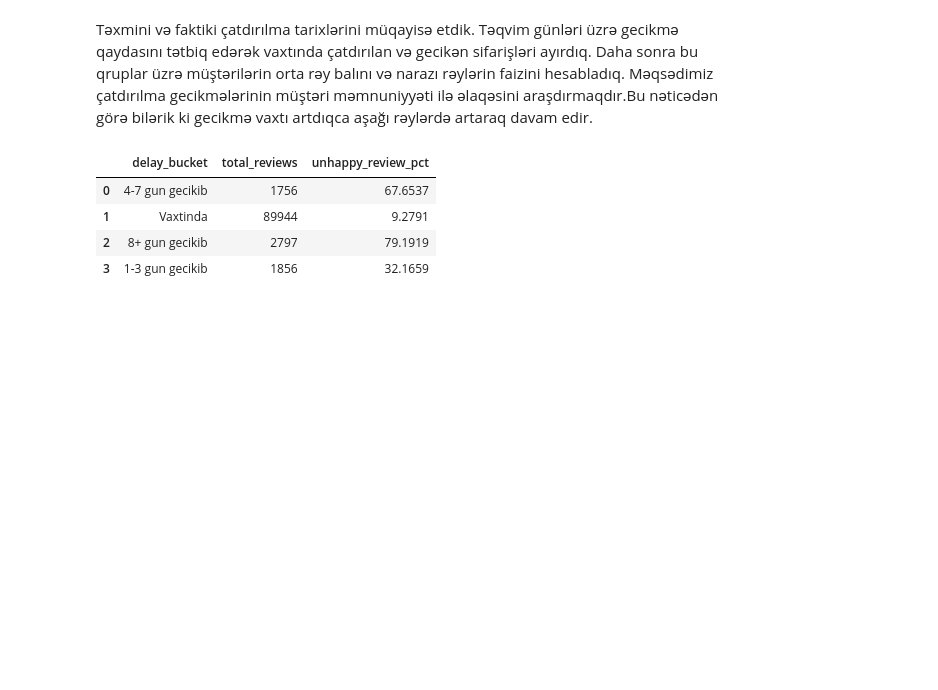
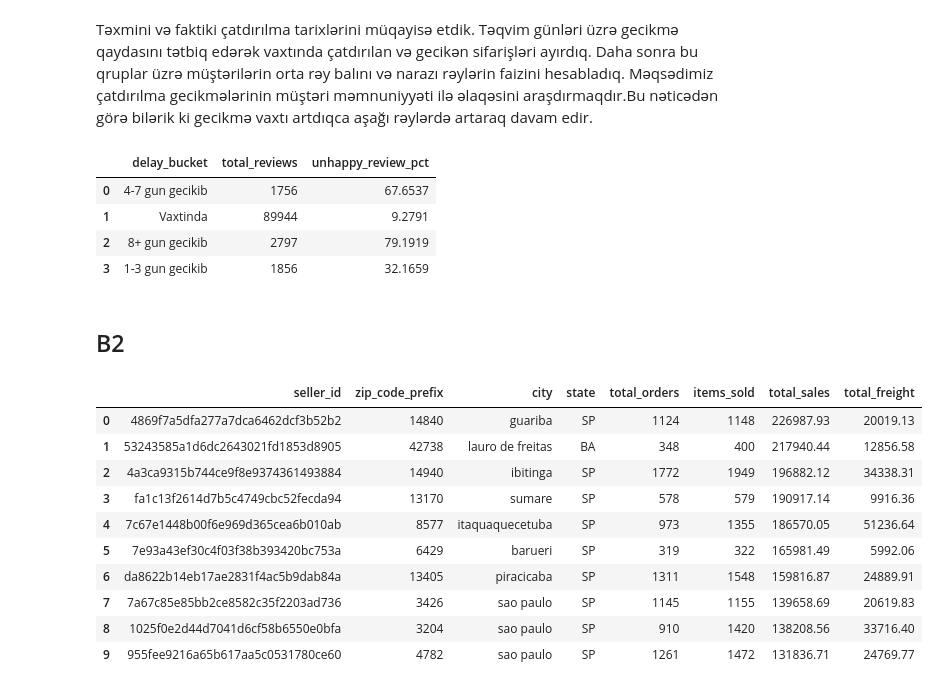
Before and after one commit to abasovmanaf-3267/olist-ecommerce-analytics, a Jupyter notebook: notebooks/03_gold/03_gold_analysis/03_gold_analysis_b.ipynb, the cells around one changed output. Cells and saved outputs as stored; diff of their text form; code cells hidden in the pictures; blank space fills up the shorter version.

```diff
--- a/notebooks/03_gold/03_gold_analysis/03_gold_analysis_b.ipynb
+++ b/notebooks/03_gold/03_gold_analysis/03_gold_analysis_b.ipynb
@@ -145,3 +145,25 @@ df
 | 1 | Vaxtinda | 89944 | 9.2791 |
 | 2 | 8+ gun gecikib | 2797 | 79.1919 |
 | 3 | 1-3 gun gecikib | 1856 | 32.1659 |
+# %% [markdown]
+## B2
+# %%
+df = pd.read_sql("""
+    SELECT TOP 10 *
+    FROM gold.mart_seller_performance
+    ORDER BY total_sales DESC
+""", engine)
+
+df
+# %% [output]
+|  | seller_id | zip_code_prefix | city | state | total_orders | items_sold | total_sales | total_freight |
+| 0 | 4869f7a5dfa277a7dca6462dcf3b52b2 | 14840 | guariba | SP | 1124 | 1148 | 226987.93 | 20019.13 |
+| 1 | 53243585a1d6dc2643021fd1853d8905 | 42738 | lauro de freitas | BA | 348 | 400 | 217940.44 | 12856.58 |
+| 2 | 4a3ca9315b744ce9f8e9374361493884 | 14940 | ibitinga | SP | 1772 | 1949 | 196882.12 | 34338.31 |
+| 3 | fa1c13f2614d7b5c4749cbc52fecda94 | 13170 | sumare | SP | 578 | 579 | 190917.14 | 9916.36 |
+| 4 | 7c67e1448b00f6e969d365cea6b010ab | 8577 | itaquaquecetuba | SP | 973 | 1355 | 186570.05 | 51236.64 |
+| 5 | 7e93a43ef30c4f03f38b393420bc753a | 6429 | barueri | SP | 319 | 322 | 165981.49 | 5992.06 |
+| 6 | da8622b14eb17ae2831f4ac5b9dab84a | 13405 | piracicaba | SP | 1311 | 1548 | 159816.87 | 24889.91 |
+| 7 | 7a67c85e85bb2ce8582c35f2203ad736 | 3426 | sao paulo | SP | 1145 | 1155 | 139658.69 | 20619.83 |
+| 8 | 1025f0e2d44d7041d6cf58b6550e0bfa | 3204 | sao paulo | SP | 910 | 1420 | 138208.56 | 33716.40 |
+| 9 | 955fee9216a65b617aa5c0531780ce60 | 4782 | sao paulo | SP | 1261 | 1472 | 131836.71 | 24769.77 |
```
Also changed, not shown: parts of 18 cells of this notebook.
